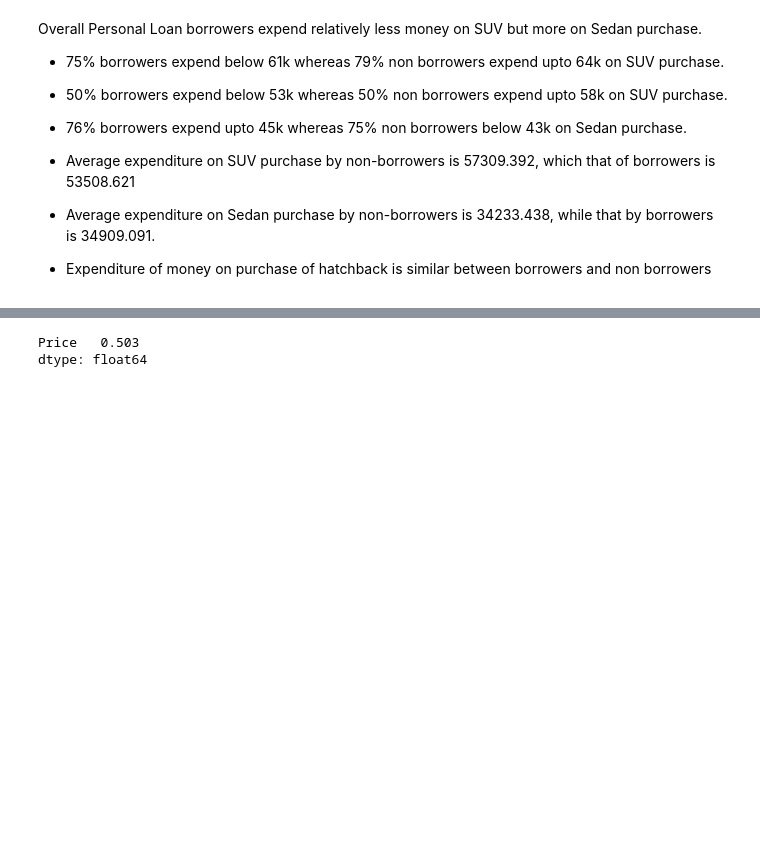
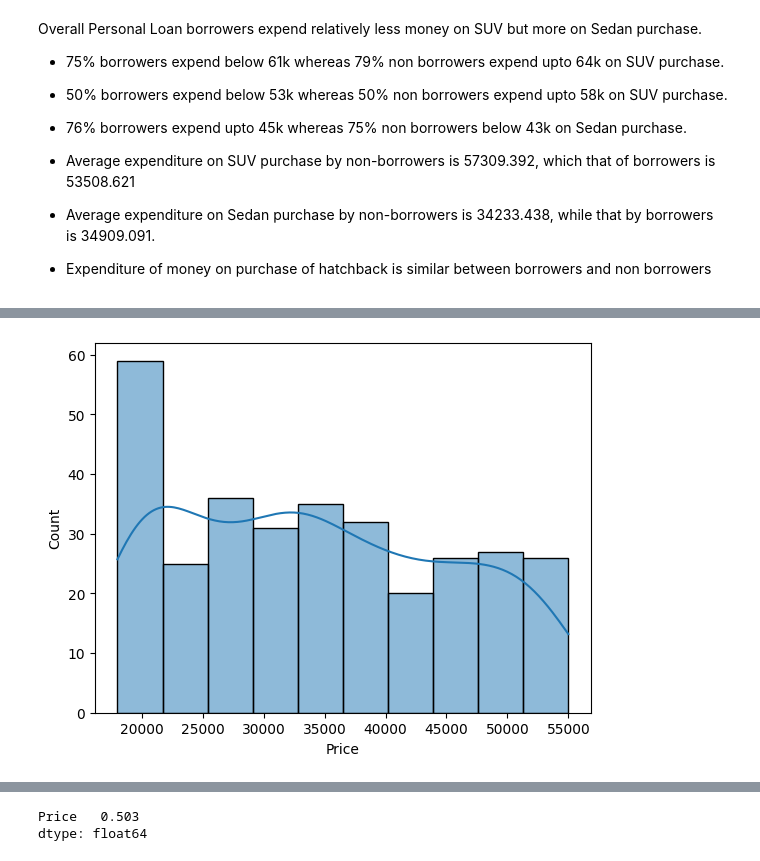
Before and after one commit to devopsopenshift/python, a Jupyter notebook: coded_project/AUSTO-1-4.ipynb, the cells around one changed output, grey strips where cells are left out. Drawn from its saved outputs; the diff is of its cells as text; code cells hidden in the pictures; blank space fills up the shorter version.

```diff
--- a/coded_project/AUSTO-1-4.ipynb
+++ b/coded_project/AUSTO-1-4.ipynb
@@ -541,0 +548,2 @@ Overall Personal Loan borrowers expend relatively less money on SUV but more on
+# %%
+SedanpurchasersNonBorrowers = data[(data['Personal_loan']=='No') & (data['Make']=='Sedan')]
@@ -541,0 +597,4 @@ Overall Personal Loan borrowers expend relatively less money on SUV but more on
+# %%
+sns.histplot(data=SedanpurchasersNonBorrowers, x='Price', kde=True);
+# %% [output]
+[figure, added]
```
Also changed, not shown: parts of 31 cells of this notebook.
